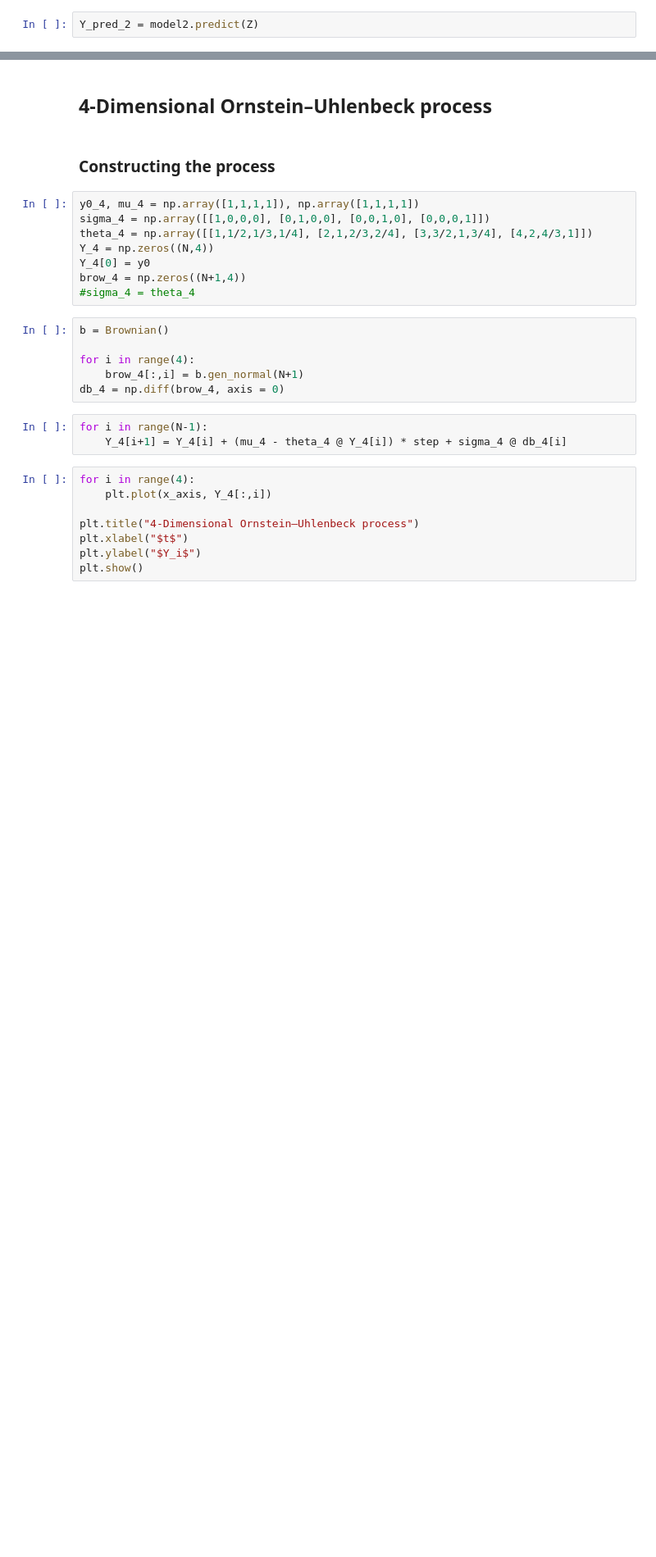
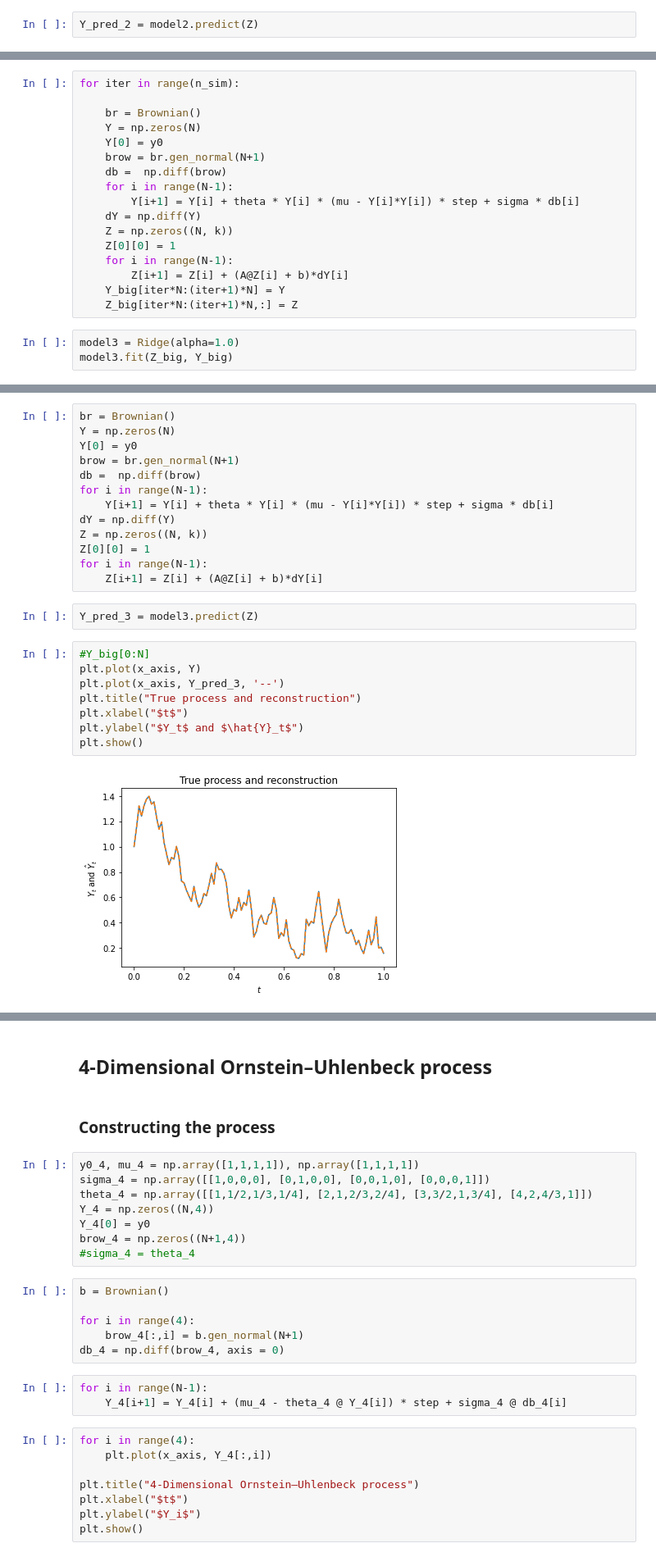
Before and after one commit to vdrvar/signature_randomization_differential-equations, a Jupyter notebook: Signature - Simulation.ipynb, the cells around one changed output, grey strips where cells are left out. Shown at 82% size. Saved outputs shown, nothing was run; the diff lists cells and outputs as text; blank space fills up the shorter version.

```diff
--- a/Signature - Simulation.ipynb
+++ b/Signature - Simulation.ipynb
@@ -225,0 +237,20 @@ plt.show()
+# %%
+for iter in range(n_sim):
+
+    br = Brownian()
+    Y = np.zeros(N)
+    Y[0] = y0
+    brow = br.gen_normal(N+1)
+    db =  np.diff(brow)
+    for i in range(N-1):
+        Y[i+1] = Y[i] + theta * Y[i] * (mu - Y[i]*Y[i]) * step + sigma * db[i]
+    dY = np.diff(Y)
+    Z = np.zeros((N, k))
+    Z[0][0] = 1
+    for i in range(N-1):
+        Z[i+1] = Z[i] + (A@Z[i] + b)*dY[i]
+    Y_big[iter*N:(iter+1)*N] = Y
+    Z_big[iter*N:(iter+1)*N,:] = Z
+# %%
+model3 = Ridge(alpha=1.0)
+model3.fit(Z_big, Y_big)
@@ -225,0 +274,25 @@ plt.show()
+# %%
+br = Brownian()
+Y = np.zeros(N)
+Y[0] = y0
+brow = br.gen_normal(N+1)
+db =  np.diff(brow)
+for i in range(N-1):
+    Y[i+1] = Y[i] + theta * Y[i] * (mu - Y[i]*Y[i]) * step + sigma * db[i]
+dY = np.diff(Y)
+Z = np.zeros((N, k))
+Z[0][0] = 1
+for i in range(N-1):
+    Z[i+1] = Z[i] + (A@Z[i] + b)*dY[i]
+# %%
+Y_pred_3 = model3.predict(Z)
+# %%
+#Y_big[0:N]
+plt.plot(x_axis, Y)
+plt.plot(x_axis, Y_pred_3, '--')
+plt.title("True process and reconstruction")
+plt.xlabel("$t$")
+plt.ylabel("$Y_t$ and $\hat{Y}_t$")
+plt.show()
+# %% [output]
+[figure, added]
```
Also changed, not shown: parts of 31 cells of this notebook.
